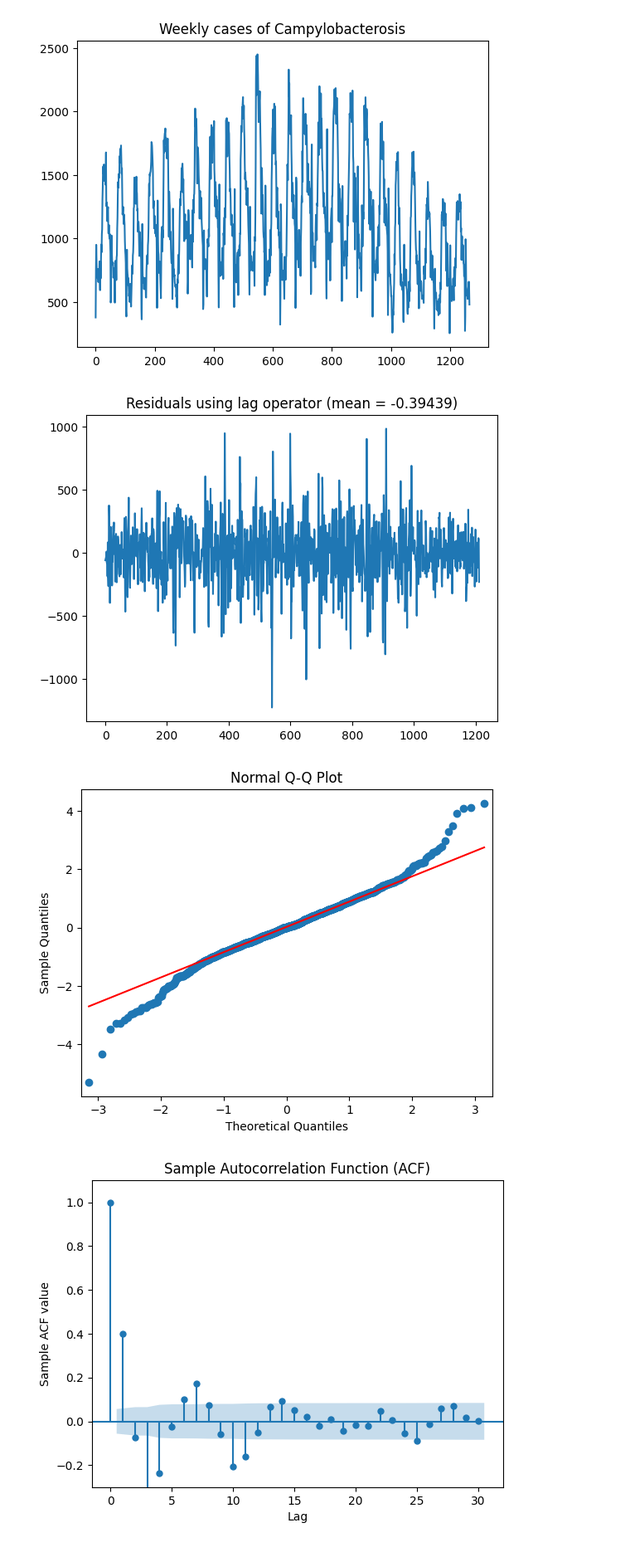
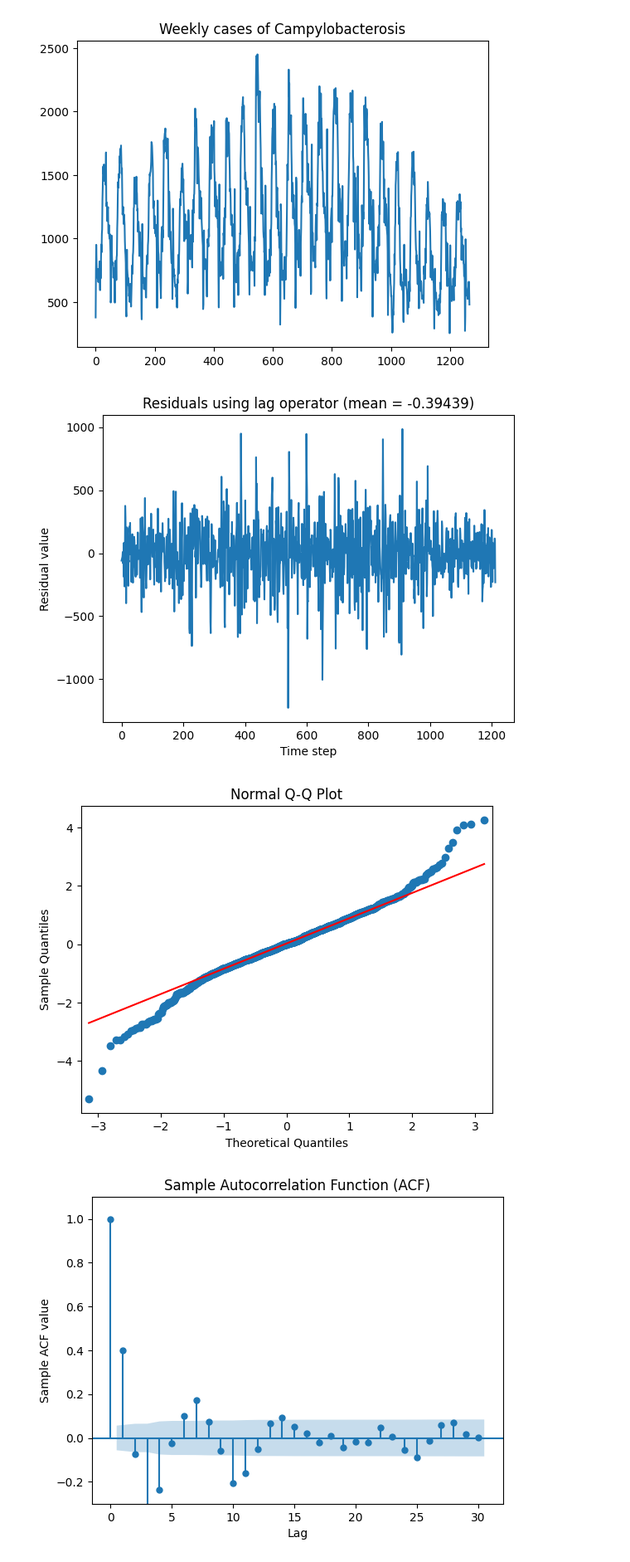
Before and after one commit to anza4662/TS-project, a Jupyter notebook: notebook2.ipynb, the cells around one changed output. Shown: that part at 83% size. Cells and saved outputs as stored; diff of their text form; code cells hidden in the pictures.

```diff
--- a/notebook2.ipynb
+++ b/notebook2.ipynb
@@ -20,20 +20,22 @@ plt.show()
 # %%
 
 from statsmodels.api import qqplot
 decomp1 = campy.diff(52)
 decomp2 = decomp1.diff(3).dropna()
 
 campy_clean = np.array(decomp2.values.flatten().tolist())
 
 plt.plot(campy_clean)
 plt.title(f"Residuals using lag operator (mean = {np.mean(campy_clean):.5f})")
+plt.xlabel("Time step")
+plt.ylabel("Residual value")
 plt.show()
 
 qqplot(campy_clean, line="q", fit=True)
 plt.title("Normal Q-Q Plot")
 plt.show()
 # %% [output]
-[figure, old version]
+[figure, new version]
 [figure]
 # %%
 from statsmodels.tsa.stattools import acf
```
Also changed, not shown: 6 other files.
